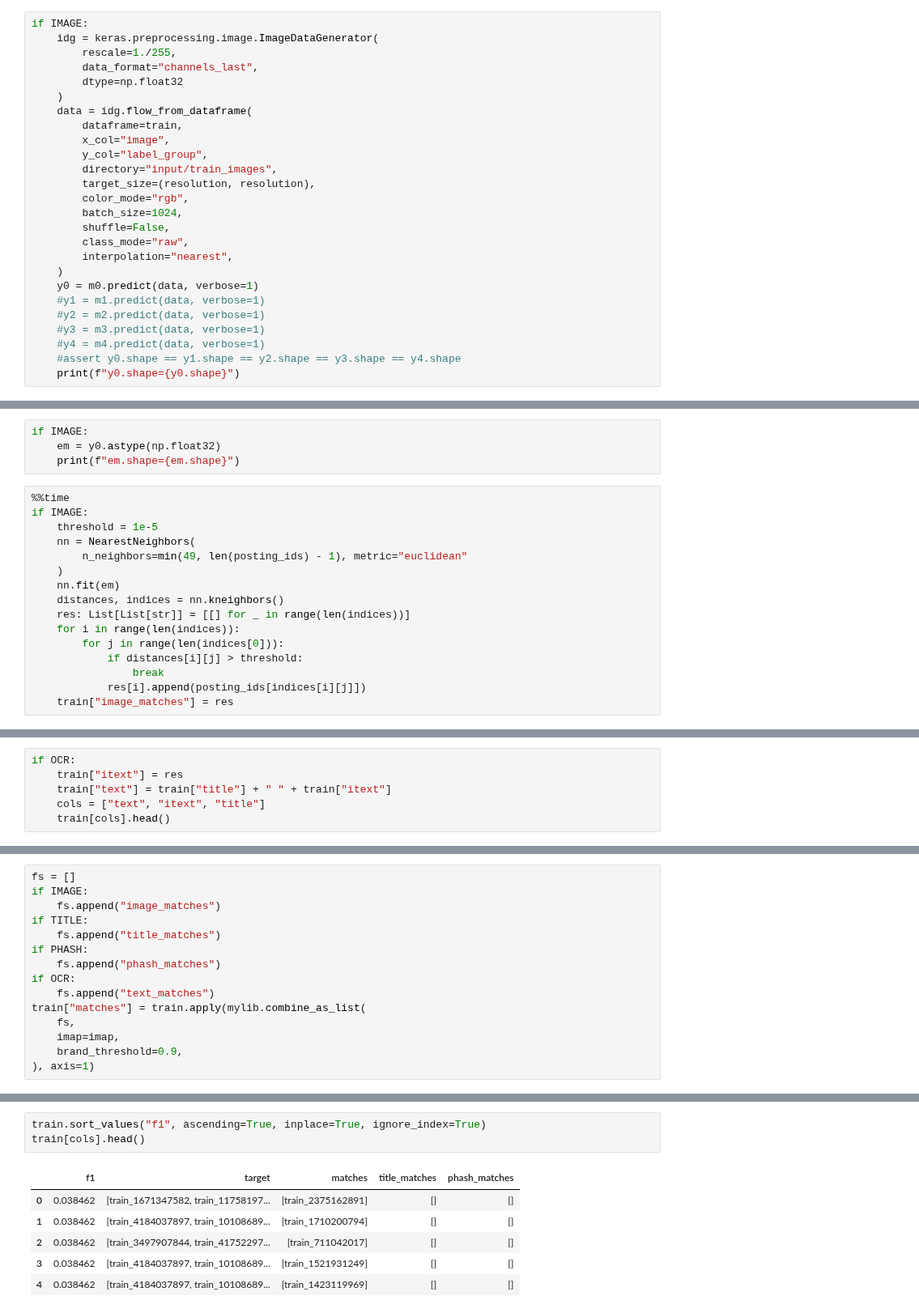
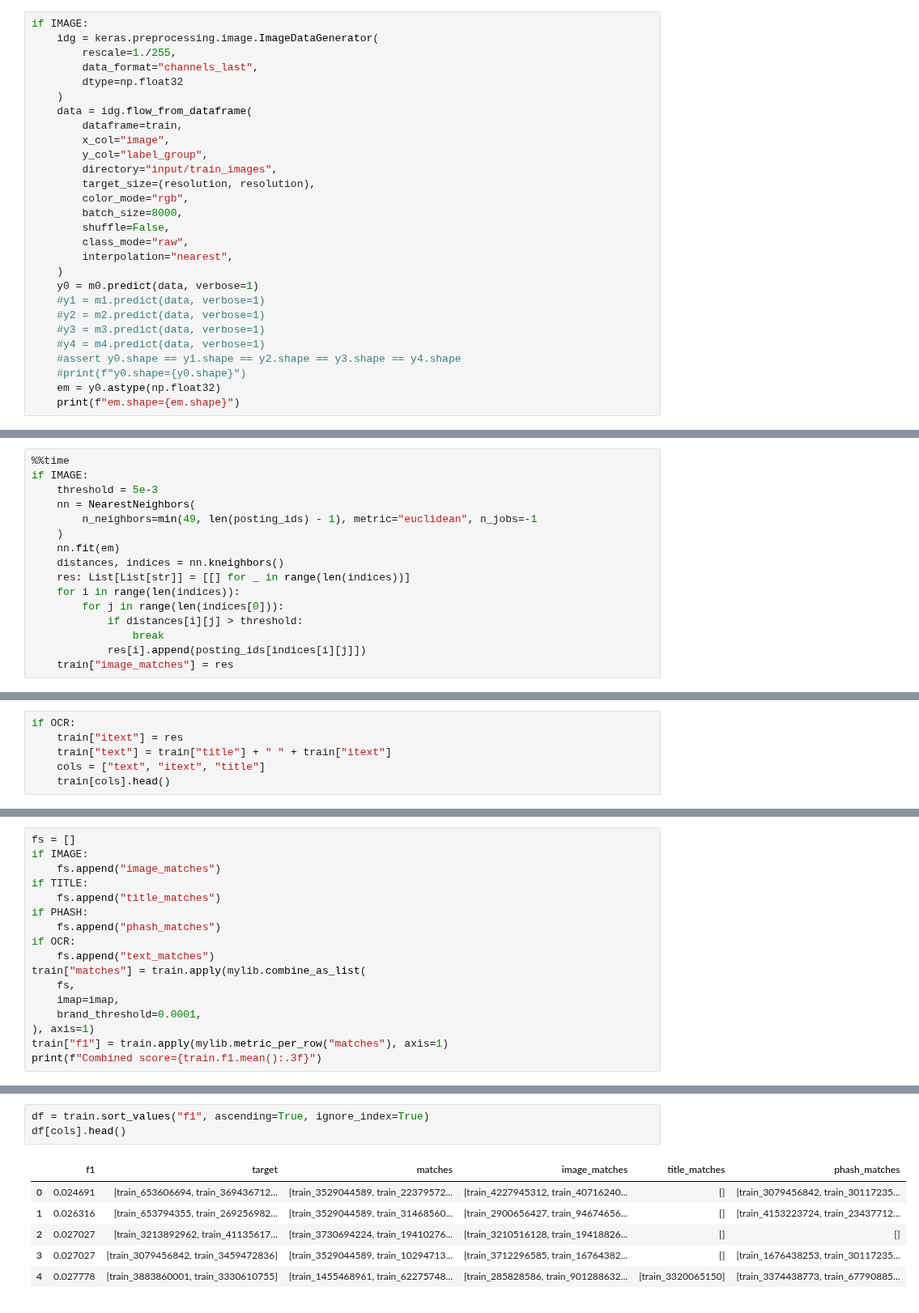
Before and after one commit to seahrh/kaggle-shopee-product-matching, a Jupyter notebook: validation.ipynb, the cells around one changed output, grey strips where cells are left out. Shown at 81% size. Cells and saved outputs as stored; diff of their text form.

```diff
--- a/validation.ipynb
+++ b/validation.ipynb
@@ -73,7 +133,7 @@ if IMAGE:
         directory="input/train_images",
         target_size=(resolution, resolution),
         color_mode="rgb",
-        batch_size=1024,
+        batch_size=8000,
         shuffle=False,
         class_mode="raw",
         interpolation="nearest",
@@ -84,4 +144,6 @@ if IMAGE:
     #y3 = m3.predict(data, verbose=1)
     #y4 = m4.predict(data, verbose=1)
     #assert y0.shape == y1.shape == y2.shape == y3.shape == y4.shape
-    print(f"y0.shape={y0.shape}")
+    #print(f"y0.shape={y0.shape}")
+    em = y0.astype(np.float32)
+    print(f"em.shape={em.shape}")
@@ -95,16 +161,12 @@ if IMAGE:
 #em = np.array(res, dtype=np.float32)
 #assert y0.shape == em.shape
 #print(f"em.shape={em.shape}")
-# %%
-if IMAGE:
-    em = y0.astype(np.float32)
-    print(f"em.shape={em.shape}")
 # %%
 %%time
 if IMAGE:
-    threshold = 1e-5
+    threshold = 5e-3
     nn = NearestNeighbors(
-        n_neighbors=min(49, len(posting_ids) - 1), metric="euclidean"
+        n_neighbors=min(49, len(posting_ids) - 1), metric="euclidean", n_jobs=-1
     )
     nn.fit(em)
     distances, indices = nn.kneighbors()
@@ -249,5 +273,7 @@ if OCR:
 train["matches"] = train.apply(mylib.combine_as_list(
     fs,
     imap=imap,
-    brand_threshold=0.9,
+    brand_threshold=0.0001,
 ), axis=1)
+train["f1"] = train.apply(mylib.metric_per_row("matches"), axis=1)
+print(f"Combined score={train.f1.mean():.3f}")
@@ -432,10 +501,10 @@ train[cols].head(30)
 # %%
-train.sort_values("f1", ascending=True, inplace=True, ignore_index=True)
-train[cols].head()
+df = train.sort_values("f1", ascending=True, ignore_index=True)
+df[cols].head()
 # %% [output]
-|  | f1 | target | matches | title_matches | phash_matches |
-| 0 | 0.038462 | [train_1671347582, train_11758197... | [train_2375162891] | [] | [] |
-| 1 | 0.038462 | [train_4184037897, train_10108689... | [train_1710200794] | [] | [] |
-| 2 | 0.038462 | [train_3497907844, train_41752297... | [train_711042017] | [] | [] |
-| 3 | 0.038462 | [train_4184037897, train_10108689... | [train_1521931249] | [] | [] |
-| 4 | 0.038462 | [train_4184037897, train_10108689... | [train_1423119969] | [] | [] |
+|  | f1 | target | matches | image_matches | title_matches | phash_matches |
+| 0 | 0.024691 | [train_653606694, train_369436712... | [train_3529044589, train_22379572... | [train_4227945312, train_40716240... | [] | [train_3079456842, train_30117235... |
+| 1 | 0.026316 | [train_653794355, train_269256982... | [train_3529044589, train_31468560... | [train_2900656427, train_94674656... | [] | [train_4153223724, train_23437712... |
+| 2 | 0.027027 | [train_3213892962, train_41135617... | [train_3730694224, train_19410276... | [train_3210516128, train_19418826... | [] | [] |
+| 3 | 0.027027 | [train_3079456842, train_3459472836] | [train_3529044589, train_10294713... | [train_3712296585, train_16764382... | [] | [train_1676438253, train_30117235... |
+| 4 | 0.027778 | [train_3883860001, train_3330610755] | [train_1455468961, train_62275748... | [train_285828586, train_901288632... | [train_3320065150] | [train_3374438773, train_67790885... |
```
Also changed, not shown: parts of 25 cells of this notebook, 1 other file.
